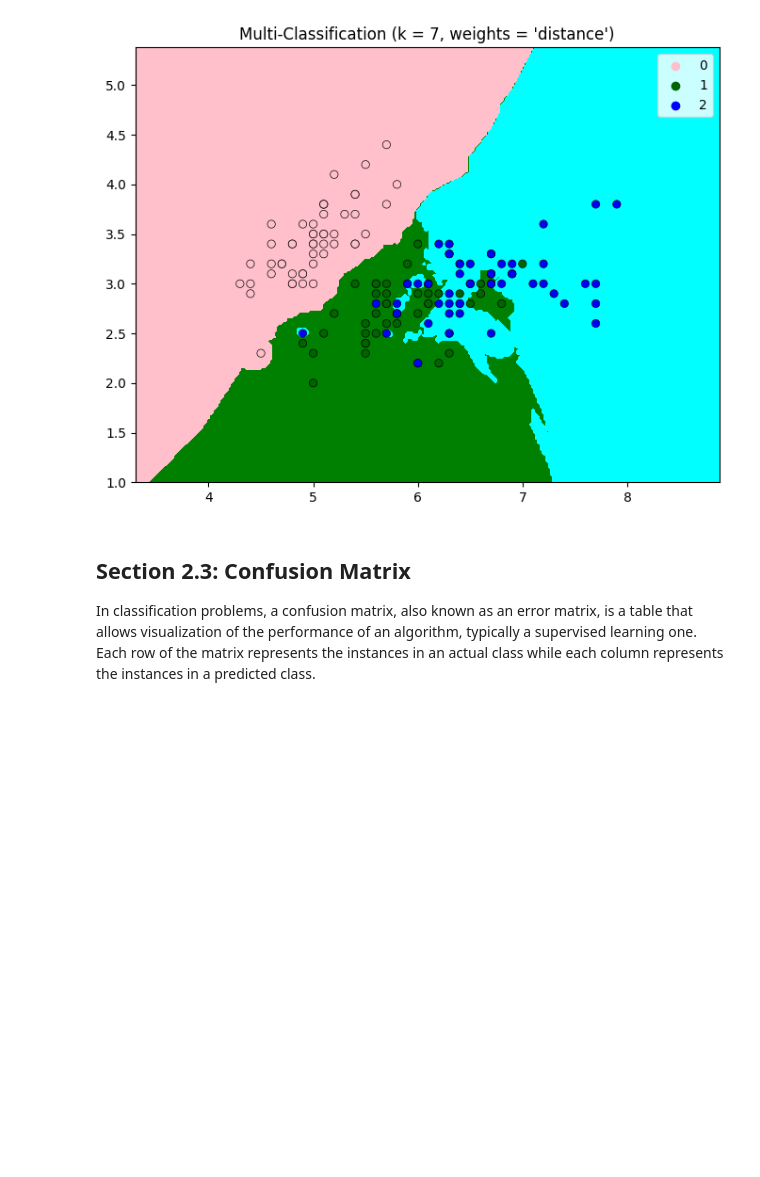
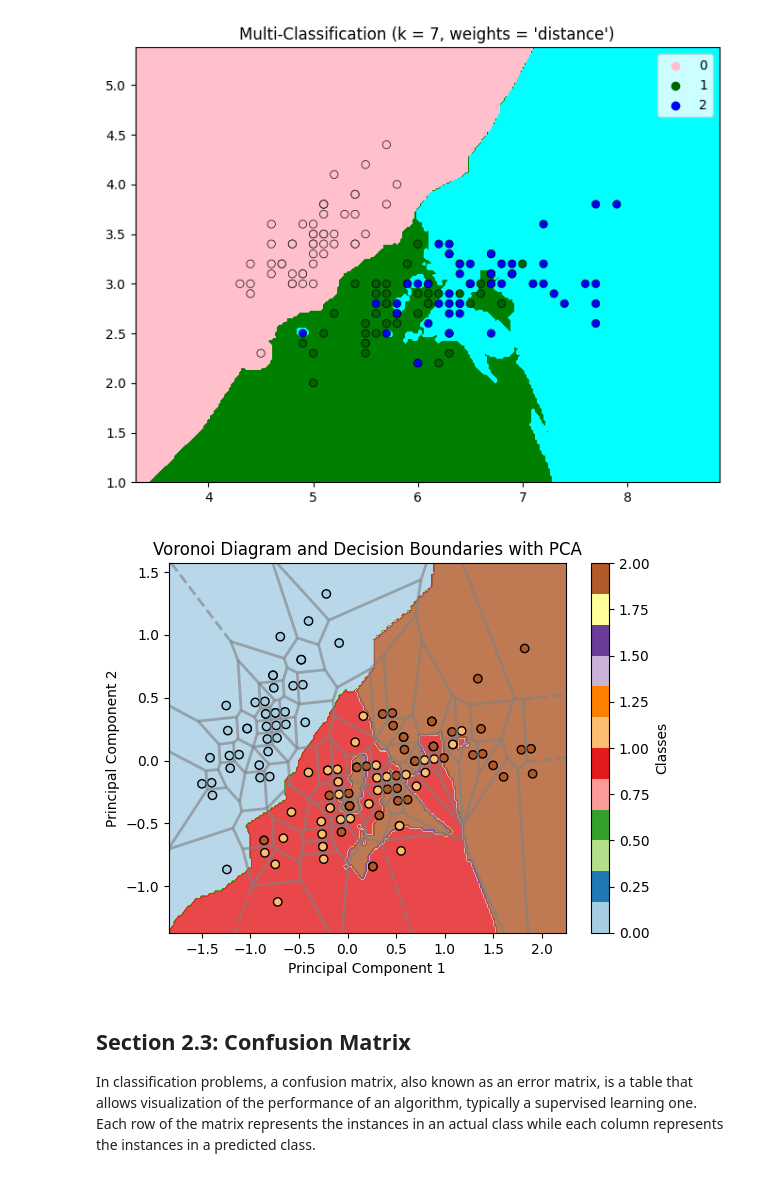
Before and after one commit to Sh2680/ML, a Jupyter notebook: UGMR_2023_Mod3_lab2.ipynb, the cells around one changed output. Cells and saved outputs as stored; diff of their text form; code cells hidden in the pictures; blank space fills up the shorter version.

```diff
--- a/UGMR_2023_Mod3_lab2.ipynb
+++ b/UGMR_2023_Mod3_lab2.ipynb
@@ -317,3 +357,56 @@ decision_boundary_plot(x_pts,y_pts,7)
+# %%
+## TASK-2
+## In the above cells, we saw the Voronoi diagram of the data and plotted the KNN decision boundaries
+## by only considering two attributes of the dataset. You must be already familiar with PCA.
+## Apply PCA on the dataset above to reduce it to two dimensions.
+## Plot the Voronoi diagram and Decision boundaries after that.
+
+#answer-
+import numpy as np
+import matplotlib.pyplot as plt
+from sklearn.datasets import load_iris
+from sklearn.decomposition import PCA
+from sklearn.model_selection import train_test_split
+from sklearn.neighbors import KNeighborsClassifier
+from scipy.spatial import Voronoi, voronoi_plot_2d
+
+iris = load_iris()
+X = iris.data
+y = iris.target
+
+X = X[:, :2]
+
+X_train, X_test, y_train, y_test = train_test_split(X, y, test_size=0.2, random_state=42)
+
+pca = PCA(n_components=2)
+X_train_pca = pca.fit_transform(X_train)
+X_test_pca = pca.transform(X_test)
+
+knn = KNeighborsClassifier(n_neighbors=3)
+knn.fit(X_train_pca, y_train)
+
+# Plot Voronoi diagram
+vor = Voronoi(X_train_pca)
+voronoi_plot_2d(vor, show_vertices=False, show_points=False, line_colors='gray', line_width=2, line_alpha=0.6)
+
+h = .02
+x_min, x_max = X_train_pca[:, 0].min() - 1, X_train_pca[:, 0].max() + 1
+y_min, y_max = X_train_pca[:, 1].min() - 1, X_train_pca[:, 1].max() + 1
+xx, yy = np.meshgrid(np.arange(x_min, x_max, h), np.arange(y_min, y_max, h))
+Z = knn.predict(np.c_[xx.ravel(), yy.ravel()])
+Z = Z.reshape(xx.shape)
+
+plt.contourf(xx, yy, Z, cmap=plt.cm.Paired, alpha=0.8)
+
+scatter = plt.scatter(X_train_pca[:, 0], X_train_pca[:, 1], c=y_train, edgecolor='k', cmap=plt.cm.Paired)
+plt.xlabel('Principal Component 1')
+plt.ylabel('Principal Component 2')
+plt.title('Voronoi Diagram and Decision Boundaries with PCA')
+plt.colorbar(scatter, label='Classes')
+
+plt.show()
+# %% [output]
+[figure, added]
 # %% [markdown]
 ## Section 2.3: Confusion Matrix
 In classification problems, a confusion matrix, also known as an error matrix, is a table that allows visualization of the performance of an algorithm, typically a supervised learning one. Each row of the matrix represents the instances in an actual class while each column represents the instances in a predicted class.
```
Also changed, not shown: parts of 9 cells of this notebook.
